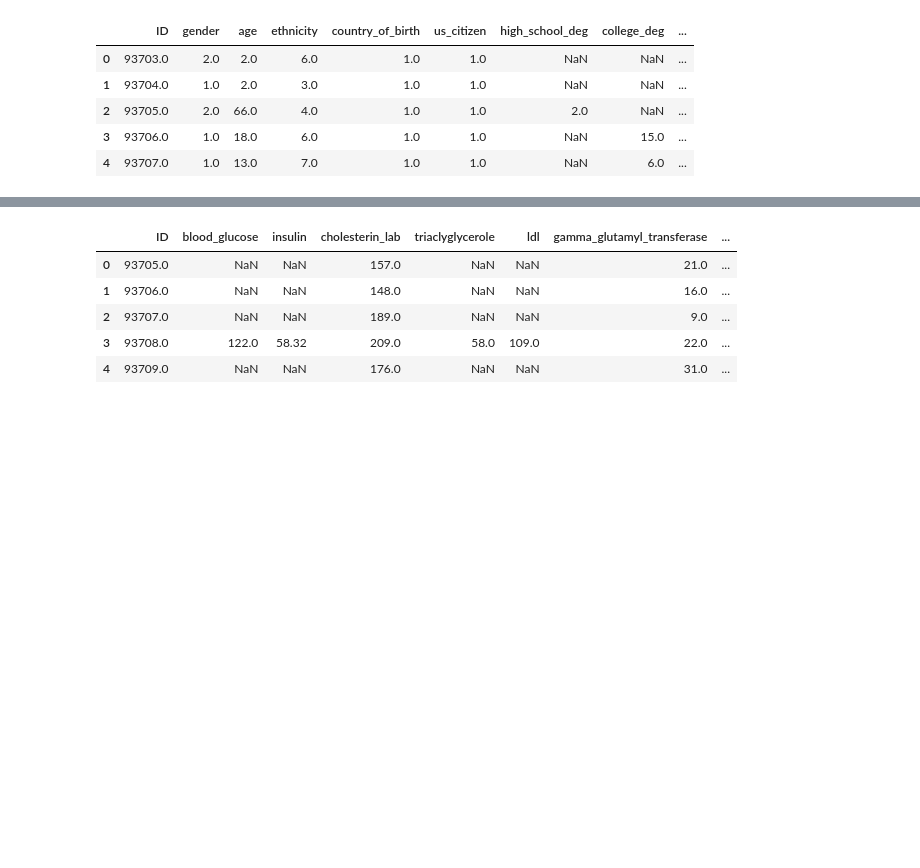
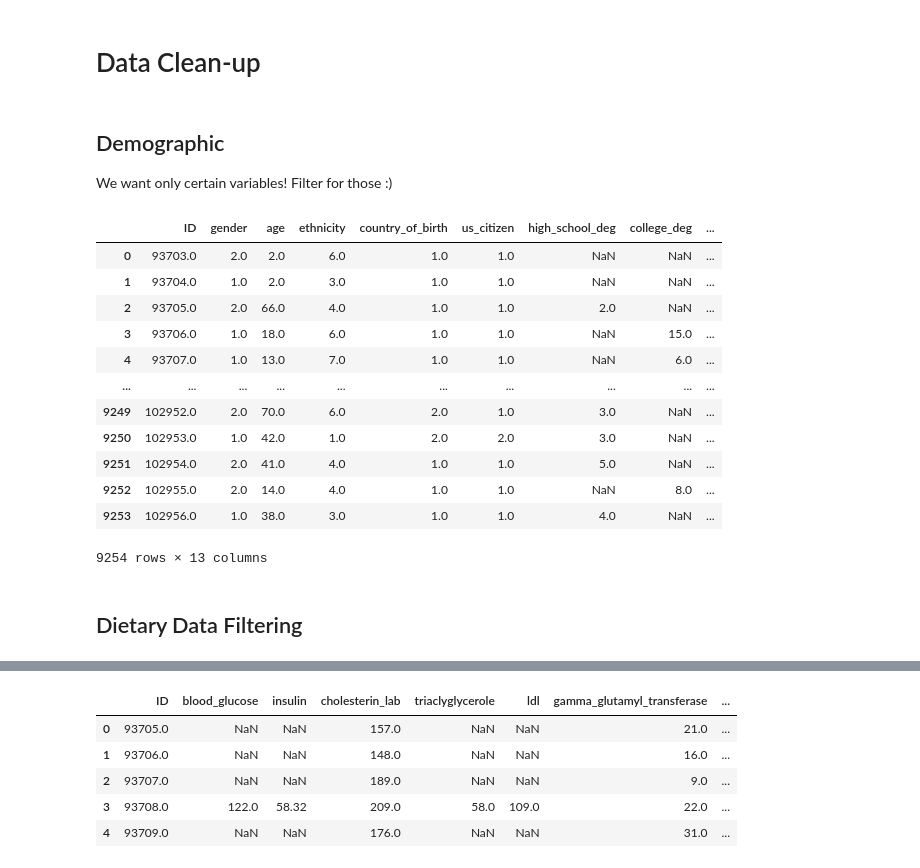
Before and after one commit to SoerenWenck/Capstone, a Jupyter notebook: scripts/Analysis_2017_2018.ipynb, the cells around one changed output, grey strips where cells are left out. Drawn from its saved outputs; the diff is of its cells as text; code cells hidden in the pictures; blank space fills up the shorter version.

Commit message:
cleannew

```diff
--- a/scripts/Analysis_2017_2018.ipynb
+++ b/scripts/Analysis_2017_2018.ipynb
@@ -21,3 +27,9 @@ quest_var = pd.read_excel("../data/NHANES_2017-2018/questionnaire_variables.xlsx
+# %% [markdown]
+# Data Clean-up
+# %% [markdown]
+## Demographic
+
+We want only certain variables! Filter for those :)
 # %%
 demo_clean = demo.loc[:,[
     "SEQN",                 # ID
@@ -55,12 +67,21 @@ demo_clean.rename(columns=demo_columns, inplace = True)
 # %%
-demo_clean.head()
+demo_clean
 # %% [output]
 |  | ID | gender | age | ethnicity | country_of_birth | us_citizen | high_school_deg | college_deg | ... |
 | 0 | 93703.0 | 2.0 | 2.0 | 6.0 | 1.0 | 1.0 | NaN | NaN | ... |
 | 1 | 93704.0 | 1.0 | 2.0 | 3.0 | 1.0 | 1.0 | NaN | NaN | ... |
 | 2 | 93705.0 | 2.0 | 66.0 | 4.0 | 1.0 | 1.0 | 2.0 | NaN | ... |
 | 3 | 93706.0 | 1.0 | 18.0 | 6.0 | 1.0 | 1.0 | NaN | 15.0 | ... |
 | 4 | 93707.0 | 1.0 | 13.0 | 7.0 | 1.0 | 1.0 | NaN | 6.0 | ... |
+| ... | ... | ... | ... | ... | ... | ... | ... | ... | ... |
+| 9249 | 102952.0 | 2.0 | 70.0 | 6.0 | 2.0 | 1.0 | 3.0 | NaN | ... |
+| 9250 | 102953.0 | 1.0 | 42.0 | 1.0 | 2.0 | 2.0 | 3.0 | NaN | ... |
+| 9251 | 102954.0 | 2.0 | 41.0 | 4.0 | 1.0 | 1.0 | 5.0 | NaN | ... |
+| 9252 | 102955.0 | 2.0 | 14.0 | 4.0 | 1.0 | 1.0 | NaN | 8.0 | ... |
+| 9253 | 102956.0 | 1.0 | 38.0 | 3.0 | 1.0 | 1.0 | 4.0 | NaN | ... |
+9254 rows × 13 columns
+# %% [markdown]
+## Dietary Data Filtering
 # %%
 diet_clean = diet.loc[:,[
     'SEQN',                 # ID
```
Also changed, not shown: parts of 52 cells of this notebook.
